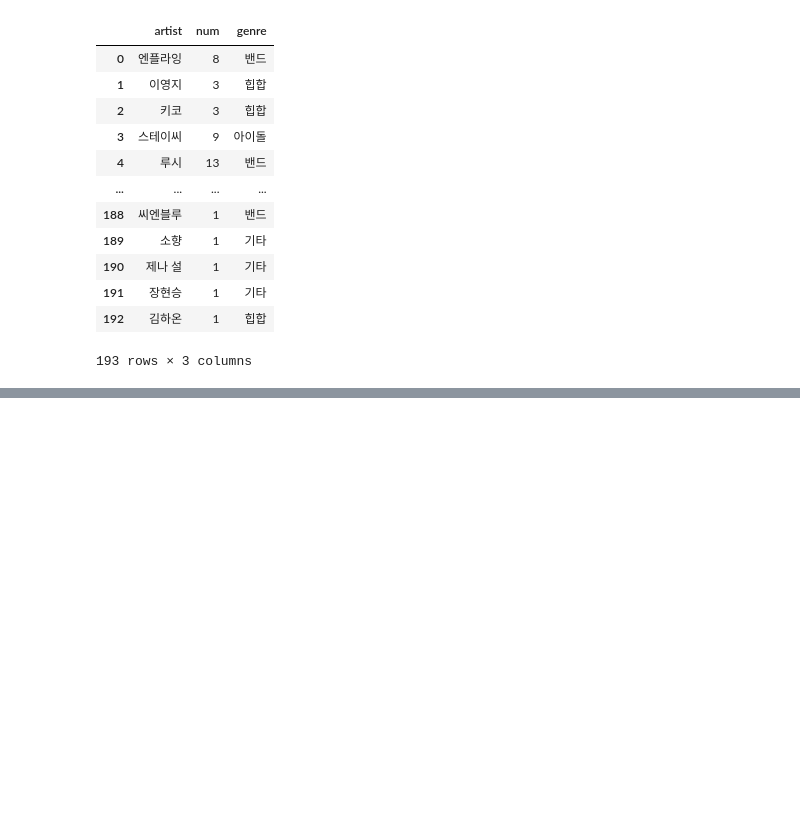
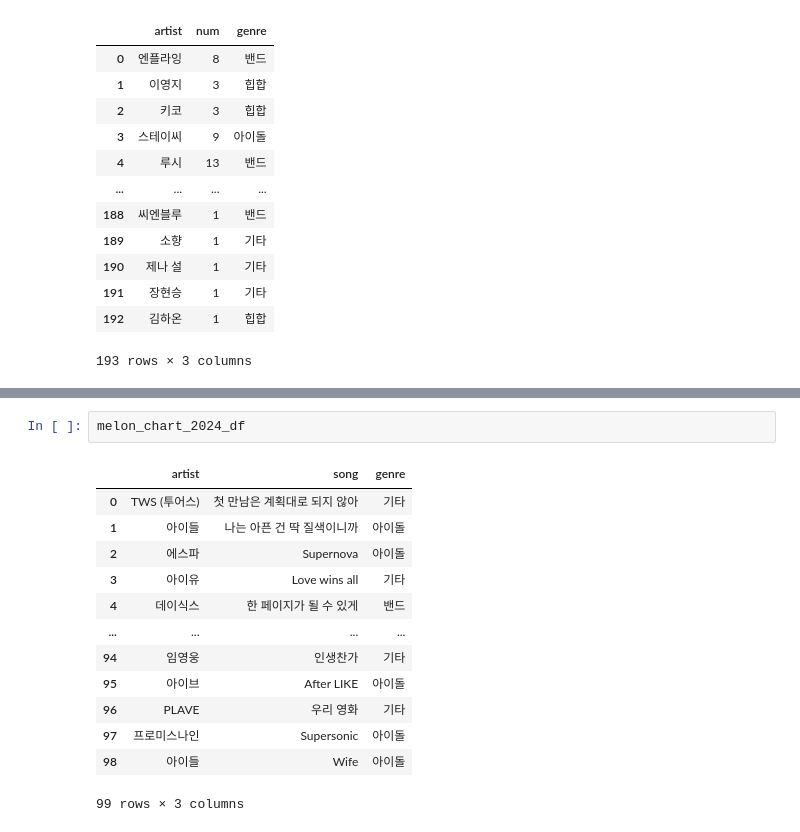
Before and after one commit to 8804who/MonthlyData, a Jupyter notebook: 5월/code.ipynb, the cells around one changed output, grey strips where cells are left out. Drawn from its saved outputs; the diff is of its cells as text; blank space fills up the shorter version.

```diff
--- a/5월/code.ipynb
+++ b/5월/code.ipynb
@@ -186,0 +306,16 @@ plt.pie(genre_sum, labels = genres, autopct='%.1f%%')
+# %%
+melon_chart_2024_df
+# %% [output]
+|  | artist | song | genre |
+| 0 | TWS (투어스) | 첫 만남은 계획대로 되지 않아 | 기타 |
+| 1 | 아이들 | 나는 아픈 건 딱 질색이니까 | 아이돌 |
+| 2 | 에스파 | Supernova | 아이돌 |
+| 3 | 아이유 | Love wins all | 기타 |
+| 4 | 데이식스 | 한 페이지가 될 수 있게 | 밴드 |
+| ... | ... | ... | ... |
+| 94 | 임영웅 | 인생찬가 | 기타 |
+| 95 | 아이브 | After LIKE | 아이돌 |
+| 96 | PLAVE | 우리 영화 | 기타 |
+| 97 | 프로미스나인 | Supersonic | 아이돌 |
+| 98 | 아이들 | Wife | 아이돌 |
+99 rows × 3 columns
```
Also changed, not shown: parts of 12 cells of this notebook.
